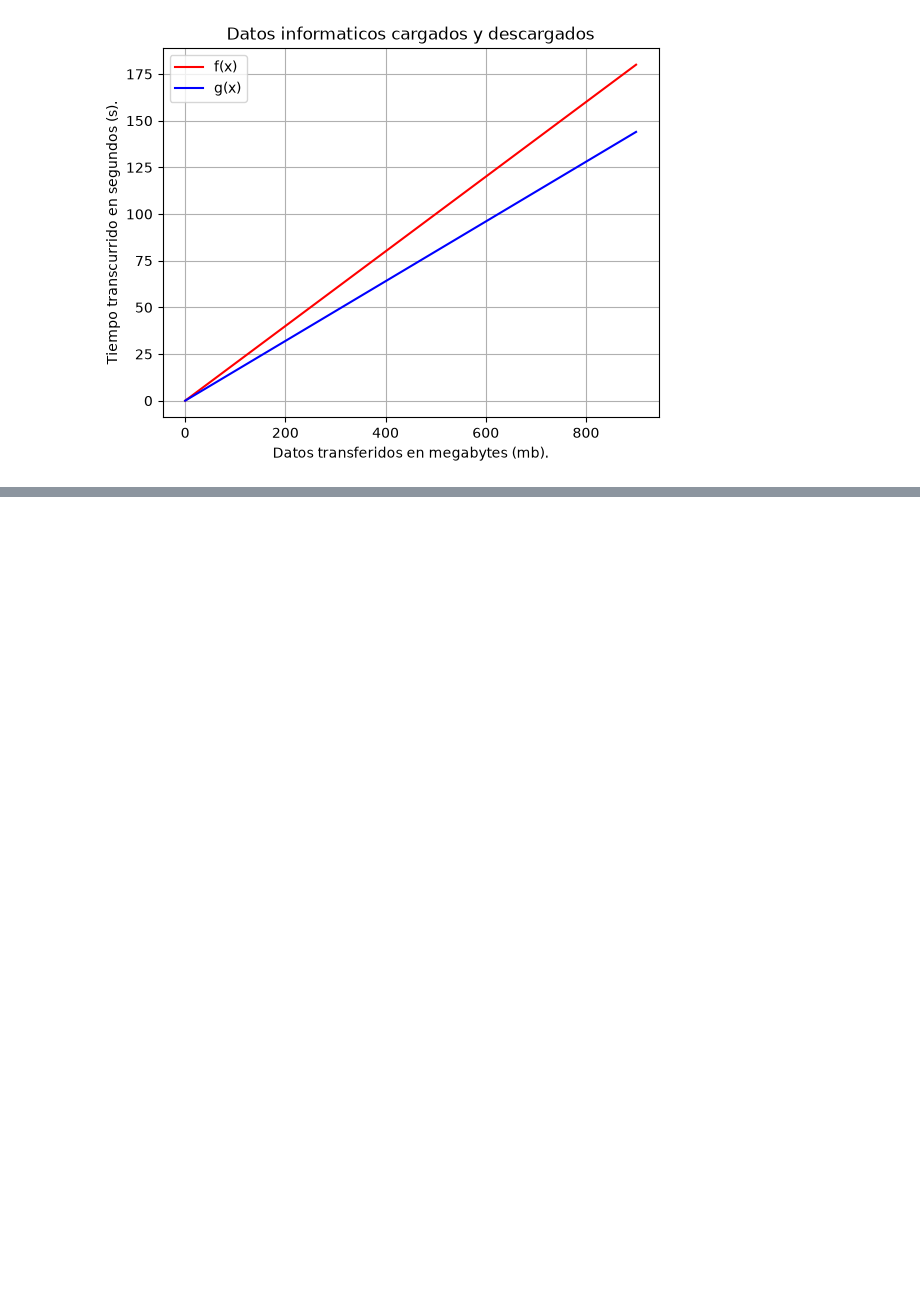
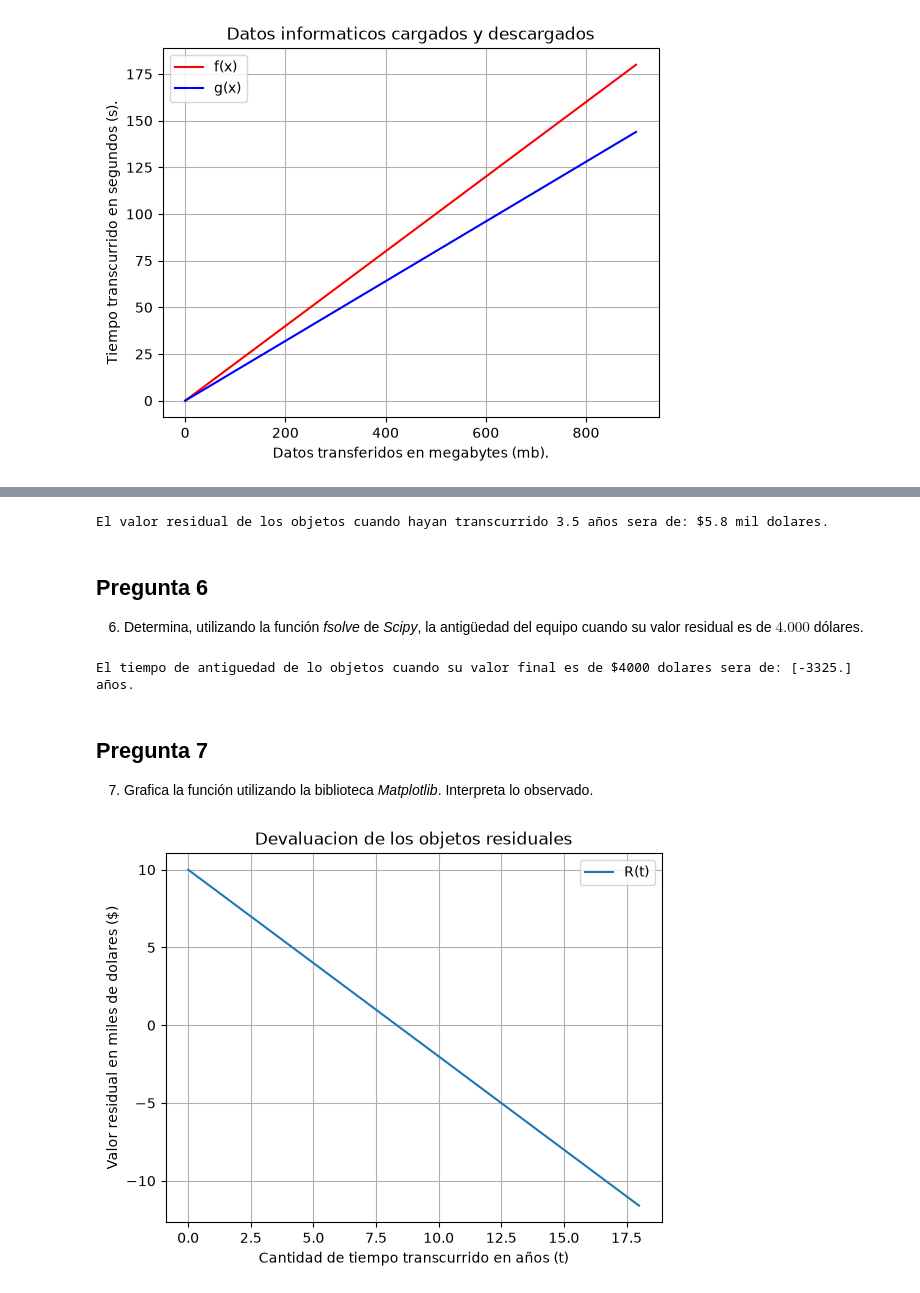
Before and after one commit to kak001/Jupyter, a Jupyter notebook: Guia n2 funciones lineales.ipynb, the cells around one changed output, grey strips where cells are left out. Cells and saved outputs as stored; diff of their text form; code cells hidden in the pictures; blank space fills up the shorter version.

```diff
--- a/Guia n2 funciones lineales.ipynb
+++ b/Guia n2 funciones lineales.ipynb
@@ -276,0 +489,48 @@ plt.show()
+# %%
+def R(t):
+    return -1.2*t + 10
+
+tiempoAntiguedad = 3.5
+
+print(f"El valor residual de los objetos cuando hayan transcurrido {tiempoAntiguedad} años sera de: ${R(tiempoAntiguedad)} mil dolares.")
+# %% [output]
+El valor residual de los objetos cuando hayan transcurrido 3.5 años sera de: $5.8 mil dolares.
+# %% [markdown]
+## Pregunta 6
+
+6. Determina, utilizando la función *fsolve*  de *Scipy*, la antigüedad del equipo cuando su valor residual es de $4.000$ dólares.
+# %%
+from scipy.optimize import fsolve
+
+def T(r):
+    return -1.2*r + 10 - 4000
+
+valorResidual = 0
+
+solucion7_1 = fsolve(T, valorResidual)
+
+#fix
+print(f"El tiempo de antiguedad de lo objetos cuando su valor final es de $4000 dolares sera de: {solucion7_1} años.")
+# %% [output]
+El tiempo de antiguedad de lo objetos cuando su valor final es de $4000 dolares sera de: [-3325.] años.
+# %% [markdown]
+## Pregunta 7
+
+7. Grafica la función utilizando la biblioteca *Matplotlib*. Interpreta lo observado.
+# %%
+import numpy as np
+import matplotlib.pyplot as plt
+
+def R(t):
+    return -1.2*t + 10
+
+t = np.arange(0, 20, 2)
+plt.plot(t, R(t), label = 'R(t)')
+plt.title('Devaluacion de los objetos residuales')
+plt.ylabel('Valor residual en miles de dolares ($)')
+plt.xlabel('Cantidad de tiempo transcurrido en años (t)')
+plt.legend()
+plt.grid(True)
+plt.show()
+# %% [output]
+[figure, added]
```
Also changed, not shown: parts of 24 cells of this notebook.
